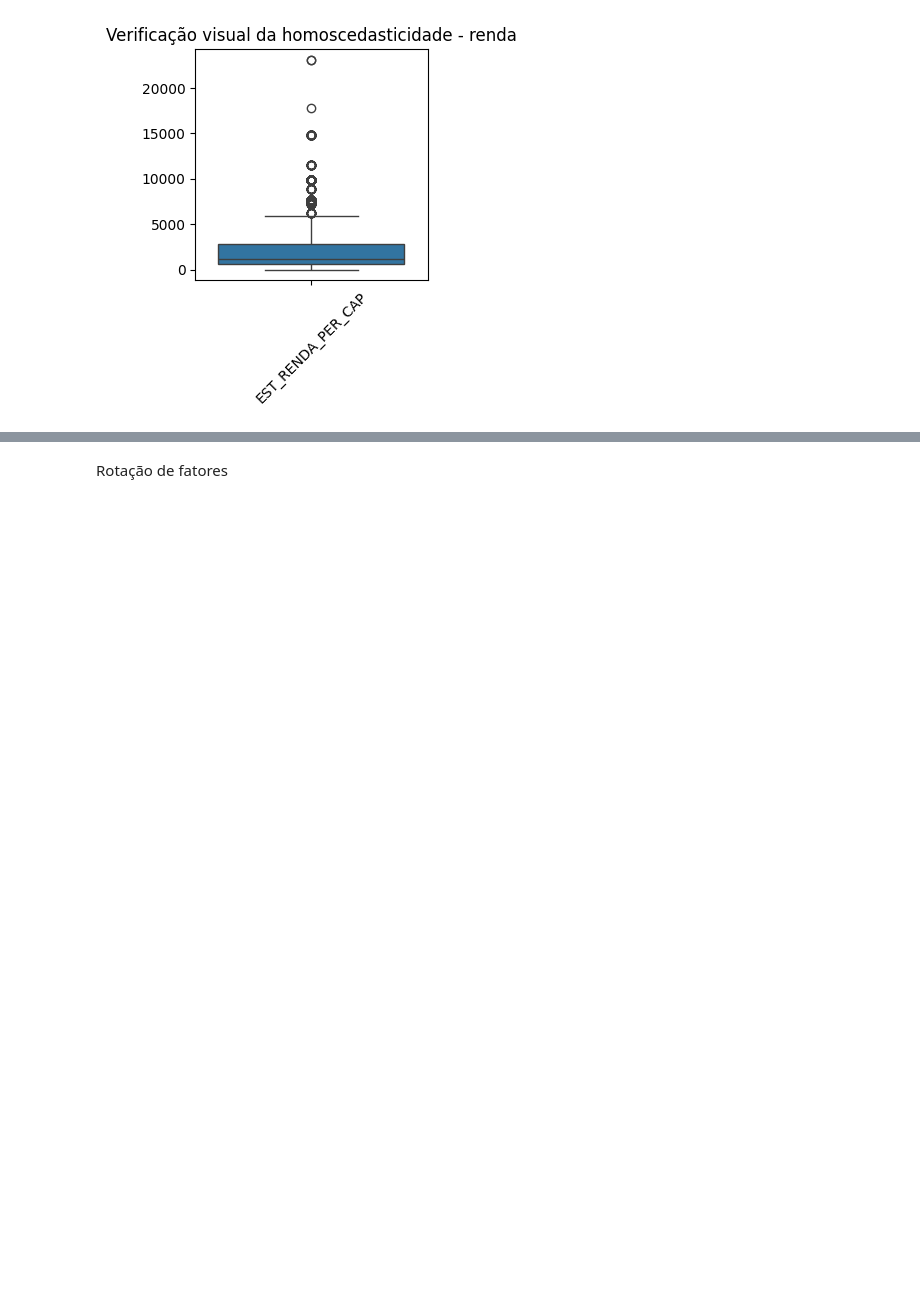
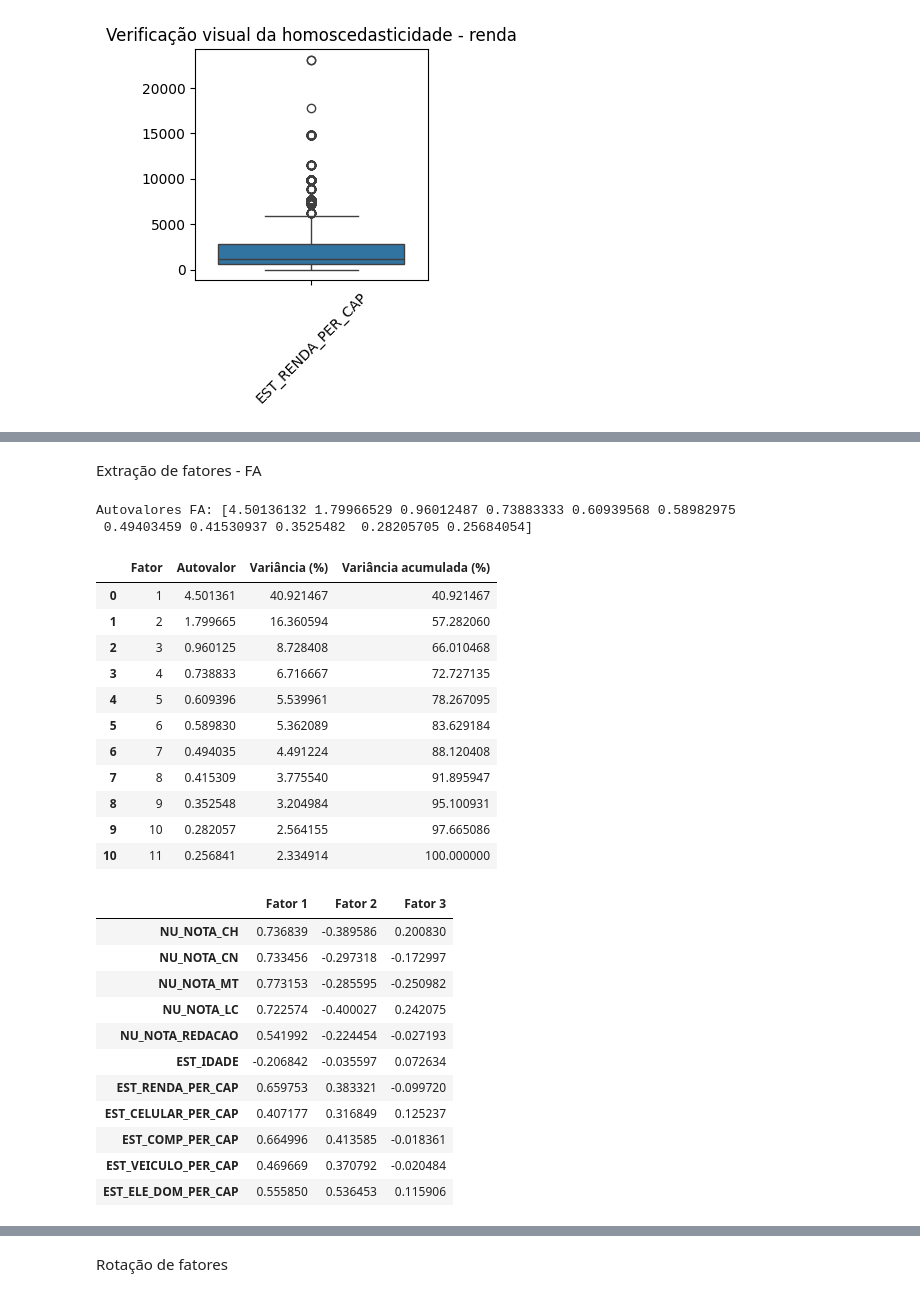
Before and after one commit to gl4a-Veloso/materiais-mqam, a Jupyter notebook: enem/T4/analise_fatorial.ipynb, the cells around one changed output, grey strips where cells are left out. Drawn from its saved outputs; the diff is of its cells as text; code cells hidden in the pictures; blank space fills up the shorter version.

```diff
--- a/enem/T4/analise_fatorial.ipynb
+++ b/enem/T4/analise_fatorial.ipynb
@@ -213,0 +279,53 @@ Extração de fatores
+# %% [markdown]
+Extração de fatores - FA
+# %%
+# --- FA (Factor Analysis) ---
+fa = FactorAnalyzer(n_factors=3, method='minres', rotation=None)
+fa.fit(df_scaled)
+
+# --- Autovalores e variância explicada (FA) ---
+ev_fa, v_fa = fa.get_eigenvalues()
+print(f"Autovalores FA: {ev_fa}")
+
+# Variância explicada
+fa_var = pd.DataFrame({
+    'Fator': np.arange(1, len(ev_fa)+1),
+    'Autovalor': ev_fa,
+    'Variância (%)': (ev_fa / sum(ev_fa)) * 100,
+    'Variância acumulada (%)': np.cumsum((ev_fa / sum(ev_fa)) * 100)
+})
+display(fa_var)
+
+# Cargas fatoriais
+fa = FactorAnalyzer(n_factors=3, method='minres', rotation=None)
+fa.fit(df_scaled)
+
+loadings = pd.DataFrame(fa.loadings_, index=df_scaled.columns, columns=[f'Fator {i+1}' for i in range(3)])
+display(loadings)
+# %% [output]
+Autovalores FA: [4.50136132 1.79966529 0.96012487 0.73883333 0.60939568 0.58982975
+ 0.49403459 0.41530937 0.3525482  0.28205705 0.25684054]
+|  | Fator | Autovalor | Variância (%) | Variância acumulada (%) |
+| 0 | 1 | 4.501361 | 40.921467 | 40.921467 |
+| 1 | 2 | 1.799665 | 16.360594 | 57.282060 |
+| 2 | 3 | 0.960125 | 8.728408 | 66.010468 |
+| 3 | 4 | 0.738833 | 6.716667 | 72.727135 |
+| 4 | 5 | 0.609396 | 5.539961 | 78.267095 |
+| 5 | 6 | 0.589830 | 5.362089 | 83.629184 |
+| 6 | 7 | 0.494035 | 4.491224 | 88.120408 |
+| 7 | 8 | 0.415309 | 3.775540 | 91.895947 |
+| 8 | 9 | 0.352548 | 3.204984 | 95.100931 |
+| 9 | 10 | 0.282057 | 2.564155 | 97.665086 |
+| 10 | 11 | 0.256841 | 2.334914 | 100.000000 |
+|  | Fator 1 | Fator 2 | Fator 3 |
+| NU_NOTA_CH | 0.736839 | -0.389586 | 0.200830 |
+| NU_NOTA_CN | 0.733456 | -0.297318 | -0.172997 |
+| NU_NOTA_MT | 0.773153 | -0.285595 | -0.250982 |
+| NU_NOTA_LC | 0.722574 | -0.400027 | 0.242075 |
+| NU_NOTA_REDACAO | 0.541992 | -0.224454 | -0.027193 |
+| EST_IDADE | -0.206842 | -0.035597 | 0.072634 |
+| EST_RENDA_PER_CAP | 0.659753 | 0.383321 | -0.099720 |
+| EST_CELULAR_PER_CAP | 0.407177 | 0.316849 | 0.125237 |
+| EST_COMP_PER_CAP | 0.664996 | 0.413585 | -0.018361 |
+| EST_VEICULO_PER_CAP | 0.469669 | 0.370792 | -0.020484 |
+| EST_ELE_DOM_PER_CAP | 0.555850 | 0.536453 | 0.115906 |
```
Also changed, not shown: parts of 14 cells of this notebook.
